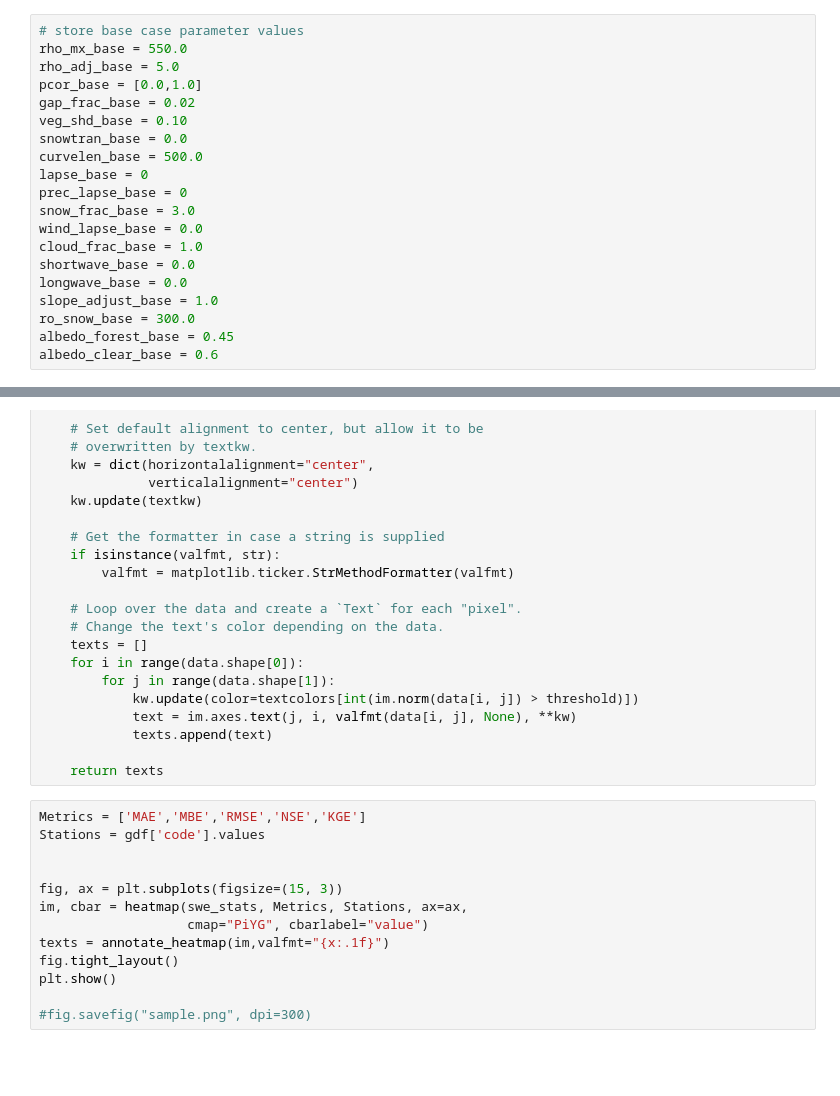
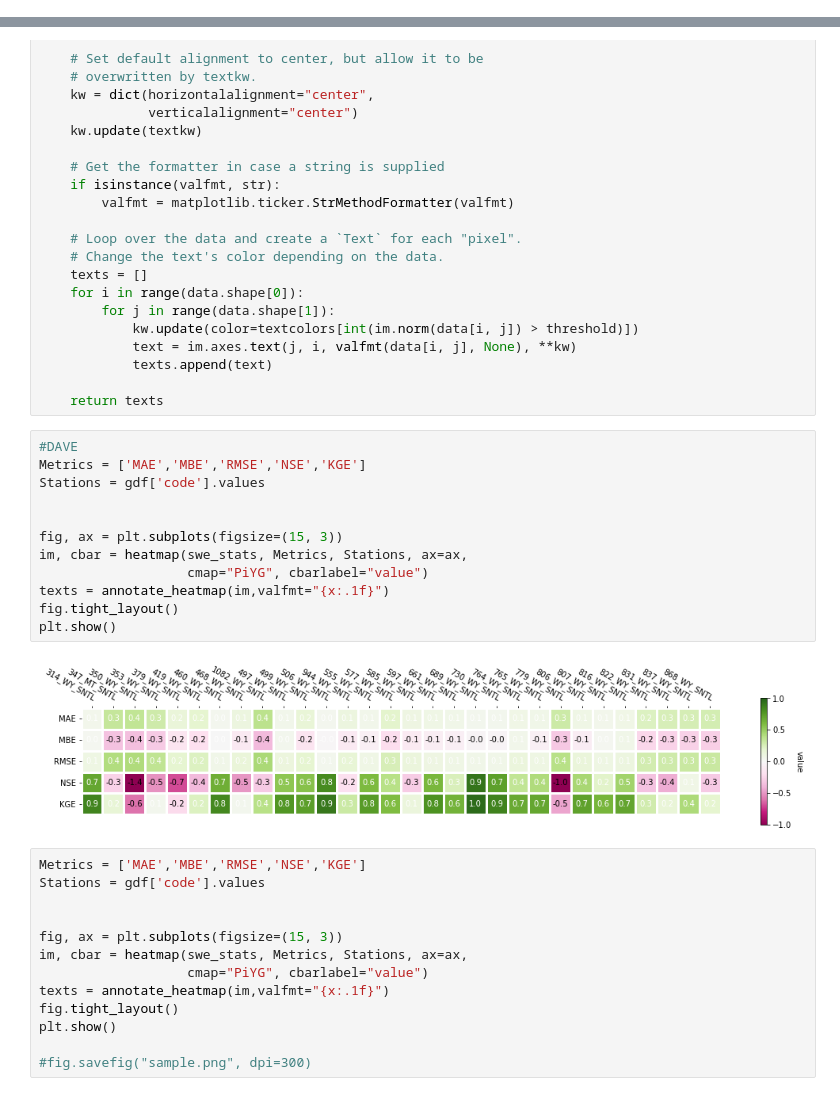
Before and after one commit to snowmodel-tools/calibration_python, a Jupyter notebook: Calibrate_SnowModel.ipynb, the cells around one changed output, grey strips where cells are left out. Cells and saved outputs as stored; diff of their text form; blank space fills up the shorter version.

```diff
--- a/Calibrate_SnowModel.ipynb
+++ b/Calibrate_SnowModel.ipynb
@@ -274,20 +302,0 @@ def change_albedo_clear(value):
-# %%
-# store base case parameter values
-rho_mx_base = 550.0
-rho_adj_base = 5.0
-pcor_base = [0.0,1.0]
-gap_frac_base = 0.02
-veg_shd_base = 0.10
-snowtran_base = 0.0
-curvelen_base = 500.0
-lapse_base = 0
-prec_lapse_base = 0
-snow_frac_base = 3.0
-wind_lapse_base = 0.0
-cloud_frac_base = 1.0
-shortwave_base = 0.0
-longwave_base = 0.0
-slope_adjust_base = 1.0
-ro_snow_base = 300.0
-albedo_forest_base = 0.45
-albedo_clear_base = 0.6
@@ -600,6 +650,20 @@ def annotate_heatmap(im, data=None, valfmt="{x:.2f}",
             texts.append(text)
 
     return texts
+# %%
+#DAVE
+Metrics = ['MAE','MBE','RMSE','NSE','KGE']
+Stations = gdf['code'].values
+
+
+fig, ax = plt.subplots(figsize=(15, 3))
+im, cbar = heatmap(swe_stats, Metrics, Stations, ax=ax,
+                   cmap="PiYG", cbarlabel="value")
+texts = annotate_heatmap(im,valfmt="{x:.1f}")
+fig.tight_layout()
+plt.show()
+# %% [output]
+[figure, added]
 # %%
 Metrics = ['MAE','MBE','RMSE','NSE','KGE']
 Stations = gdf['code'].values
```
Also changed, not shown: parts of 14 cells of this notebook.
